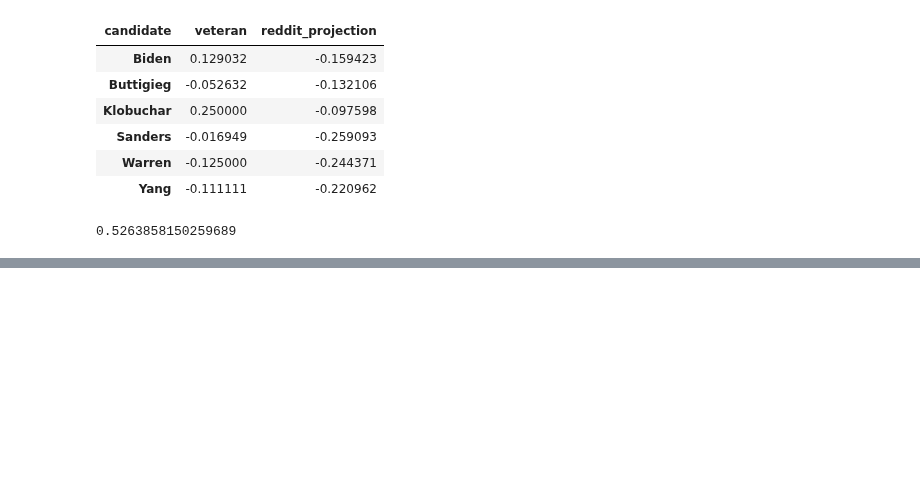
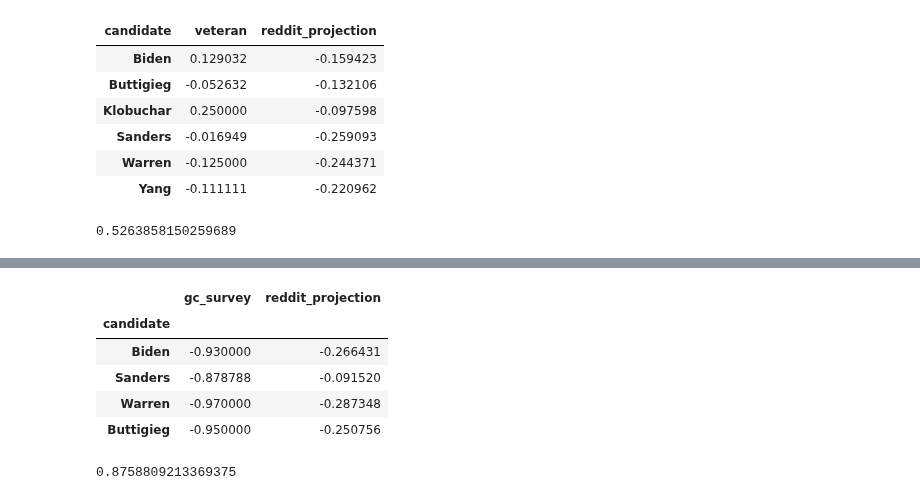
Before and after one commit to CSSLab/political-subreddits, a Jupyter notebook: Political_Dimensions.ipynb, the cells around one changed output, grey strips where cells are left out. Cells and saved outputs as stored; diff of their text form; code cells hidden in the pictures; blank space fills up the shorter version.

```diff
--- a/Political_Dimensions.ipynb
+++ b/Political_Dimensions.ipynb
@@ -548,0 +554,25 @@ fig.show()
+# %%
+gc_df = pd.read_csv("/h/224/cameron/Political-Subreddit-Embedding/external_datasets/polling_data/pew_gun_control.csv")
+gc_df = gc_df.set_index("candidate")[["More","None","Less"]]
+gc_df["gc_survey"] = gc_df.apply(survey_to_num,axis=1)
+
+i_dim = calculate_dim(gc_dim.subreddits,embedding)
+gc_df["reddit_projection"] = [project_dim(i_dim,c,embedding) for c in ["JoeBiden","SandersForPresident","ElizabethWarren","Pete_Buttigieg"]]
+
+gc_df = gc_df[["gc_survey","reddit_projection"]]
+gc_df
+# %% [output]
+|  | gc_survey | reddit_projection |
+| candidate |  |  |
+| Biden | -0.930000 | -0.266431 |
+| Sanders | -0.878788 | -0.091520 |
+| Warren | -0.970000 | -0.287348 |
+| Buttigieg | -0.950000 | -0.250756 |
+# %%
+# Fit a linear regression to our model and its results
+model = np.polyfit(gc_df["reddit_projection"], gc_df["gc_survey"], 1)
+predict = np.poly1d(model)
+r2 = r2_score(gc_df["gc_survey"], predict(gc_df["reddit_projection"]))
+r2
+# %% [output]
+0.8758809213369375
```
Also changed, not shown: parts of 12 cells of this notebook, 5 other files.
